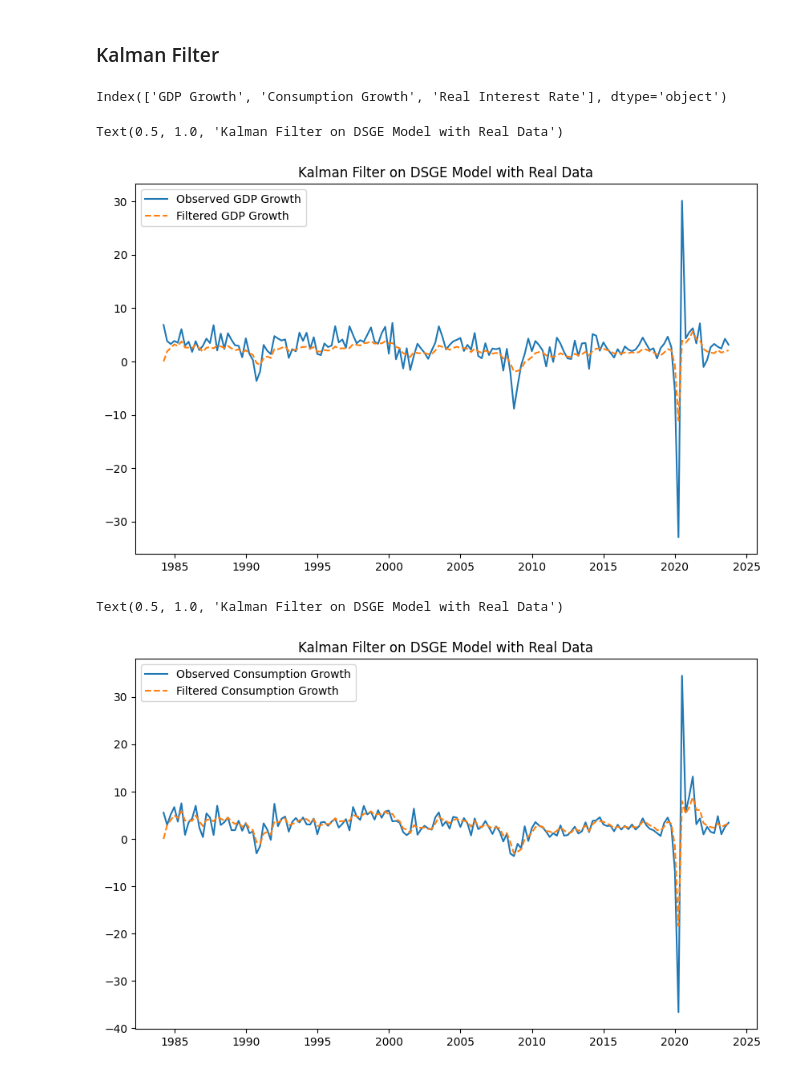
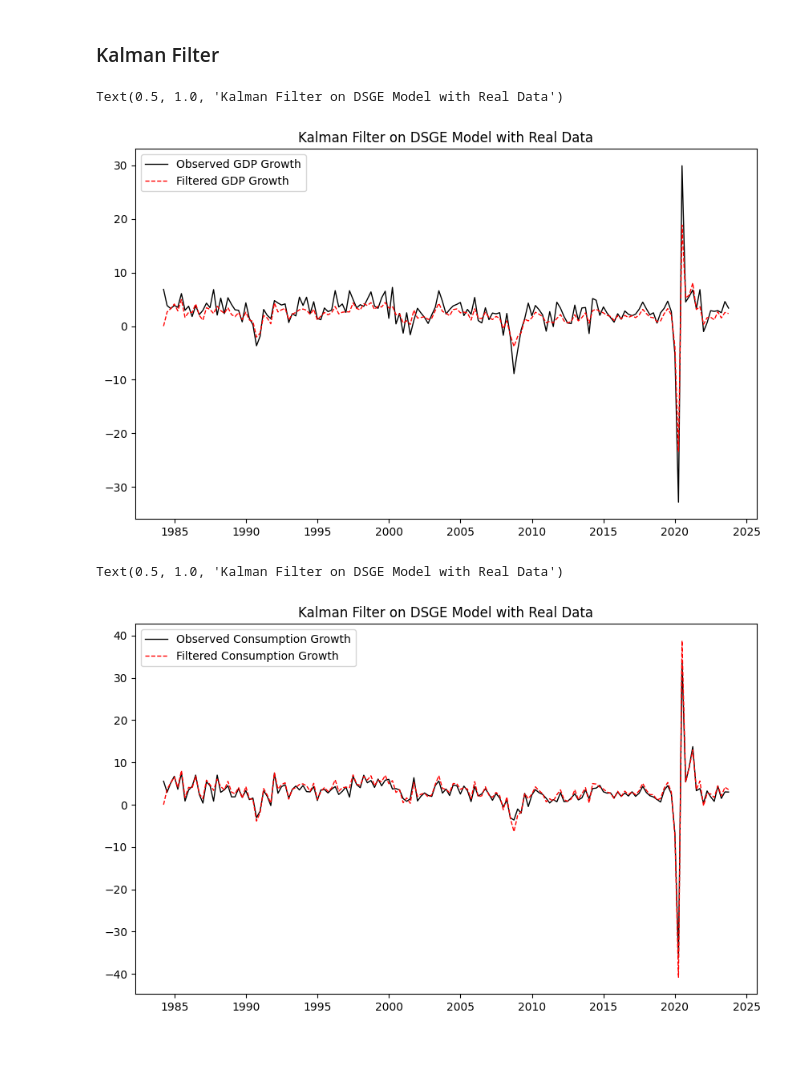
Before and after one commit to s-fiore/computational-mathematics, a Jupyter notebook: Economics/Solving Simple DSGE Model.ipynb, the cells around one changed output. Drawn from its saved outputs; the diff is of its cells as text; code cells hidden in the pictures.

```diff
--- a/Economics/Solving Simple DSGE Model.ipynb
+++ b/Economics/Solving Simple DSGE Model.ipynb
@@ -343,7 +344,7 @@ class KalmanFilter:
     def filter(self, Y):
         """
         Apply the Kalman filter to the dataset Y.
-        Y: Observed data matrix (shape: n_obs × T)
+        Y: Observed data matrix (shape: n_obs x T)
         """
         T = Y.shape[1]
         s_t = np.zeros((self.n_states, T))  # Filtered state estimates
@@ -404,39 +405,51 @@ class KalmanFilter:
 
         return s_forecast, y_forecast
 
-# Define model parameters (example values)
+    def forecast_fan(self, s_last, steps=20, n_simulations=1000):
+        y_paths = np.zeros((self.n_obs, steps, n_simulations))
+
+        for sim in range(n_simulations):
+            s_t = s_last.copy()
+            for t in range(steps):
+                # State shock
+                eps_t = np.random.multivariate_normal(np.zeros(self.d), self.Q)
+                s_t = self.G1 @ s_t + self.Phi @ eps_t
+
+                # Measurement noise
+                nu_t = np.random.multivariate_normal(np.zeros(self.n_obs), self.E)
+                y_paths[:, t, sim] = self.Z @ s_t + nu_t
+
+        return y_paths
+
+
 observed_data = df_macro.values
 n_states = 7  # Number of states
 n_obs = 3  # Number of observed variables
 d = 1  # Number of shocks
 
-Q = np.eye(d) * 0.1  # Process noise covariance (d x d)
-E = np.eye(n_obs) * 0.1  # Measurement noise covariance (n_obs x n_obs)
+gdp_var = df_macro["GDP Growth"].var()
+Q = np.eye(d) * gdp_var
+E = np.eye(n_obs) * 0.1  # Measurement noise covariance
 
-# Run Kalman filter
 kf = KalmanFilter(G1, Phi, Z, Q, E)
 filtered_states, _ = kf.filter(observed_data.T)
-# %%
-df_macro.columns
-# %% [output]
-Index(['GDP Growth', 'Consumption Growth', 'Real Interest Rate'], dtype='object')
 # %%
 import matplotlib.pyplot as plt
 # %%
 plt.figure(figsize=(10, 6))
-plt.plot(df_macro.index, df_macro["GDP Growth"], label="Observed GDP Growth")
-plt.plot(df_macro.index, filtered_states[0, :], label="Filtered GDP Growth", linestyle="dashed")
+plt.plot(df_macro.index, df_macro["GDP Growth"], label="Observed GDP Growth", color='black', linewidth=1)
+plt.plot(df_macro.index, filtered_states[0, :], label="Filtered GDP Growth", linestyle="dashed", color='red', linewidth=1)
 plt.legend()
 plt.title("Kalman Filter on DSGE Model with Real Data")
 # %% [output]
 Text(0.5, 1.0, 'Kalman Filter on DSGE Model with Real Data')
-[figure, old version]
+[figure, new version]
 # %%
 plt.figure(figsize=(10, 6))
-plt.plot(df_macro.index, df_macro["Consumption Growth"], label="Observed Consumption Growth")
-plt.plot(df_macro.index, filtered_states[3, :], label="Filtered Consumption Growth", linestyle="dashed")
+plt.plot(df_macro.index, df_macro["Consumption Growth"], label="Observed Consumption Growth", color='black', linewidth=1)
+plt.plot(df_macro.index, filtered_states[3, :], label="Filtered Consumption Growth", linestyle="dashed", color='red', linewidth=1)
 plt.legend()
 plt.title("Kalman Filter on DSGE Model with Real Data")
 # %% [output]
 Text(0.5, 1.0, 'Kalman Filter on DSGE Model with Real Data')
-[figure, old version]
+[figure, new version]
```
Also changed, not shown: parts of 13 cells of this notebook, 1 other file.
